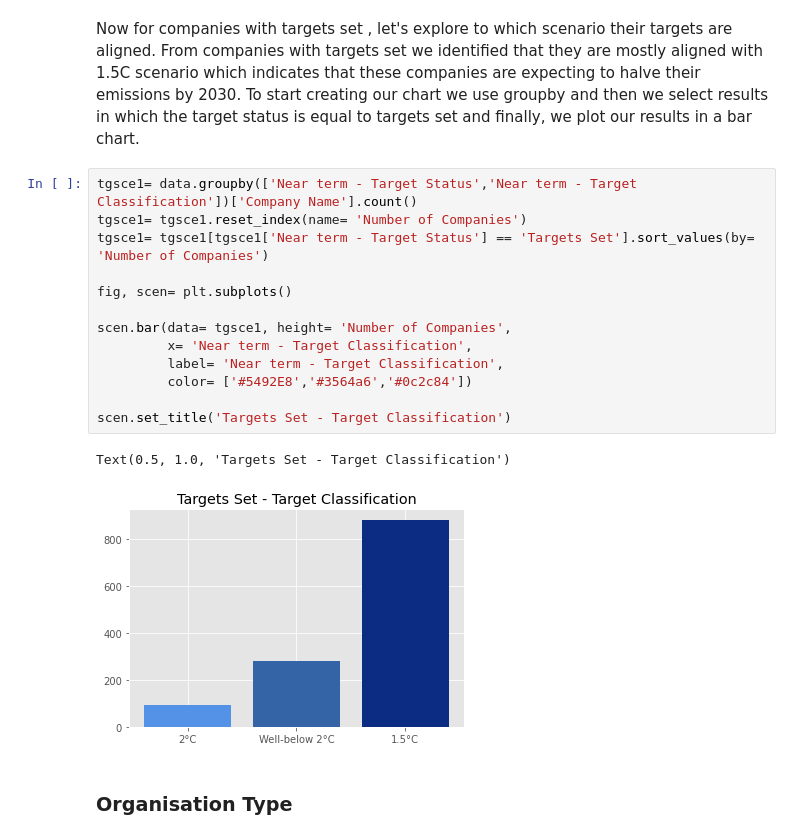
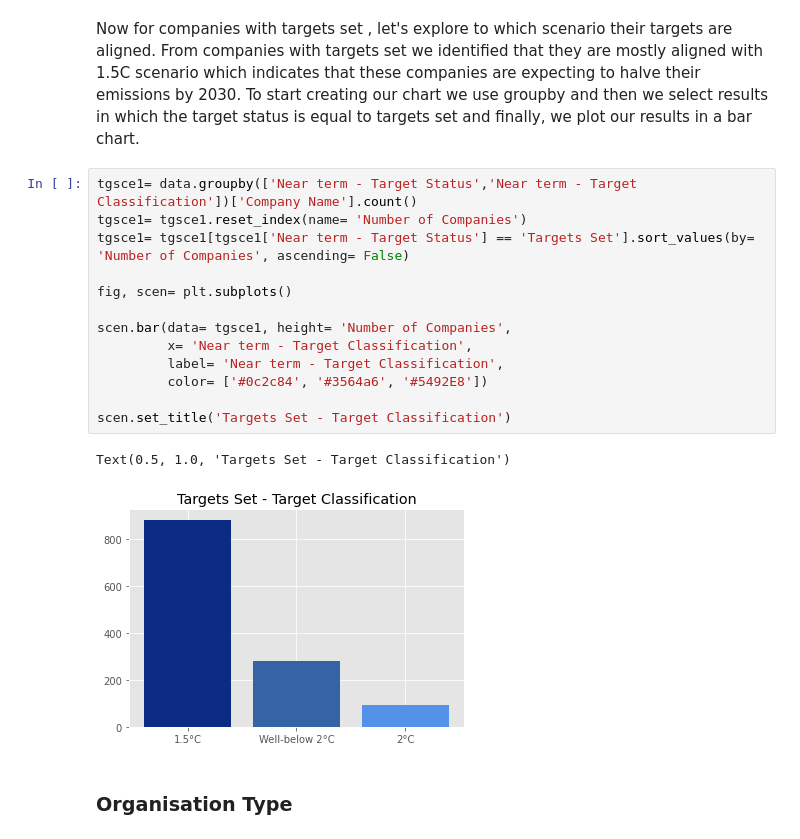
Before and after one commit to isalesp/SBTi, a Jupyter notebook: SBTi.ipynb, the cells around one changed output. Saved outputs shown, nothing was run; the diff lists cells and outputs as text.

```diff
--- a/SBTi.ipynb
+++ b/SBTi.ipynb
@@ -343,19 +343,19 @@ Now for companies with targets set , let's explore to which scenario their targe
 # %%
 tgsce1= data.groupby(['Near term - Target Status','Near term - Target Classification'])['Company Name'].count()
 tgsce1= tgsce1.reset_index(name= 'Number of Companies')
-tgsce1= tgsce1[tgsce1['Near term - Target Status'] == 'Targets Set'].sort_values(by= 'Number of Companies')
+tgsce1= tgsce1[tgsce1['Near term - Target Status'] == 'Targets Set'].sort_values(by= 'Number of Companies', ascending= False)
 
 fig, scen= plt.subplots()
 
 scen.bar(data= tgsce1, height= 'Number of Companies',
          x= 'Near term - Target Classification',
          label= 'Near term - Target Classification',
-         color= ['#5492E8','#3564a6','#0c2c84'])
+         color= ['#0c2c84', '#3564a6', '#5492E8'])
 
 scen.set_title('Targets Set - Target Classification')
 # %% [output]
 Text(0.5, 1.0, 'Targets Set - Target Classification')
-[figure, old version]
+[figure, new version]
 # %% [markdown]
 ### **Organisation Type**
 # %% [markdown]
```
Also changed, not shown: parts of 2 cells of this notebook.
